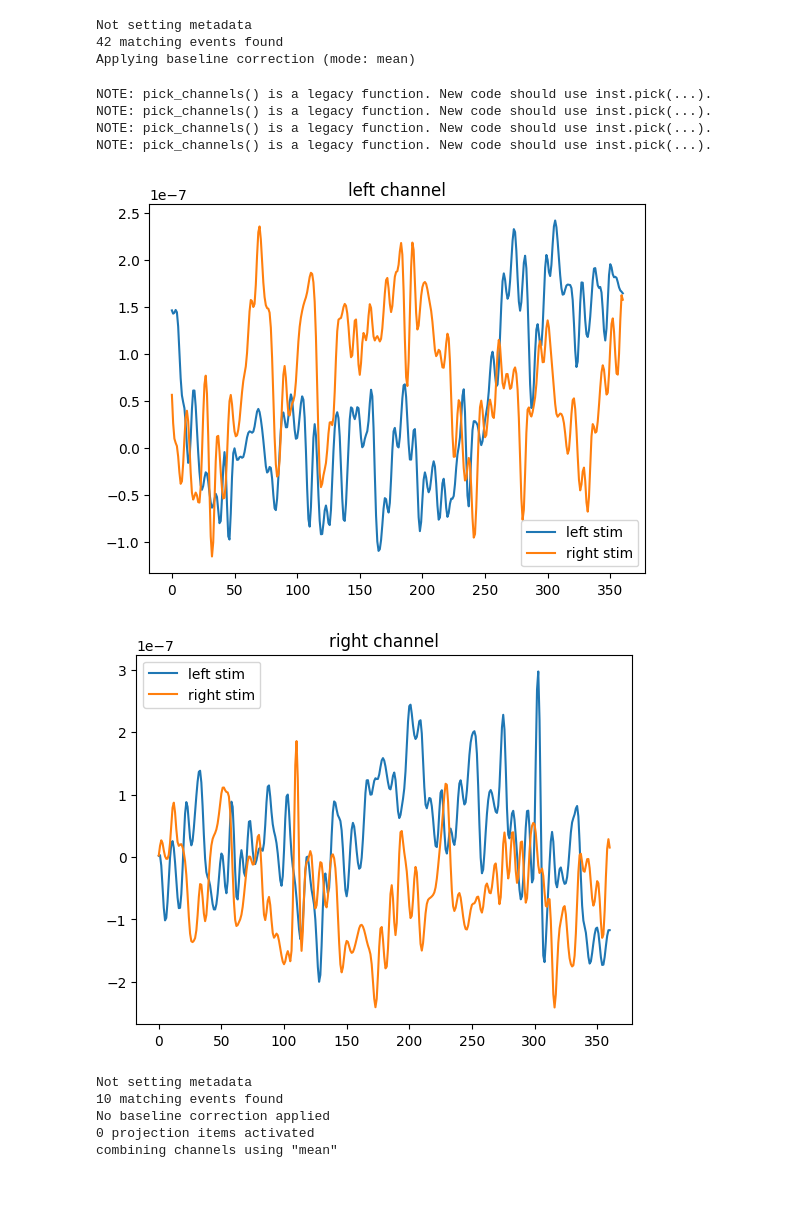
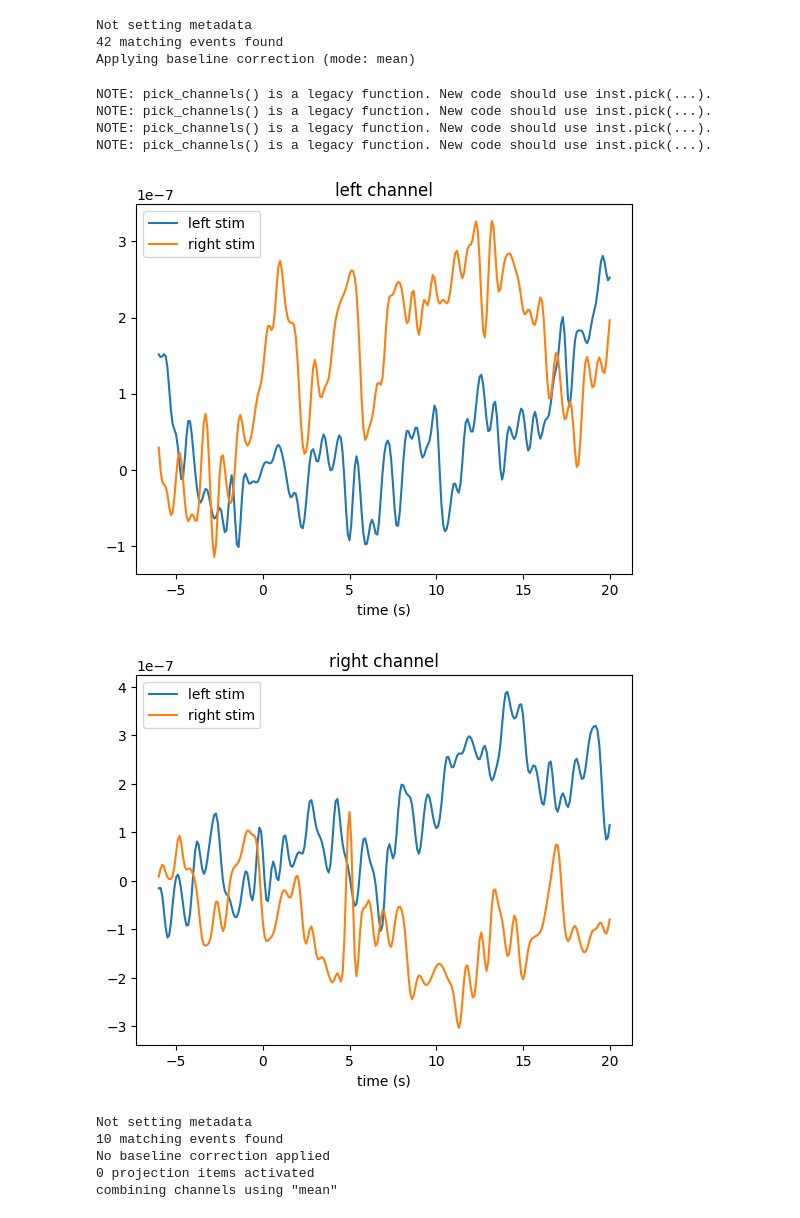
Before and after one commit to neural-imagery/signal-classifier, a Jupyter notebook: load.ipynb, the cells around one changed output. Drawn from its saved outputs; the diff is of its cells as text; code cells hidden in the pictures; blank space fills up the shorter version.

Commit message:
update filtering

```diff
--- a/load.ipynb
+++ b/load.ipynb
@@ -16,7 +16,7 @@ data
 [<RawSNIRF | steve-scan9-Sep-19-2023-7-03-PM_real.snirf, 32 x 5350 (534.9 s), ~1.4 MB, data loaded>]
 # %%
 data = load_retinotopy_data()
-data = data[:1]
+# data = data[:1]
 # %% [output]
 Loading /Users/rhotter/code/signal-classifier/data/Retinotopy/Steve/steve-scan9-Sep-19-2023-7-03-PM_real.snirf
 Reading 0 ... 5349  =      0.000 ...   534.900 secs...
@@ -59,7 +59,7 @@ for data_i in data:
 conc = []
 for od_i in od:
     conc_i = mne.preprocessing.nirs.beer_lambert_law(od_i)
-    conc_i = conc_i.filter(0.05, 0.1, fir_design='firwin2', verbose=False)
+    conc_i = conc_i.filter(0.01, 0.1, fir_design='firwin2', verbose=False)
     conc.append(conc_i)
 # conc.plot(n_channels=len(conc.ch_names), duration=100, show_scrollbars=False)
 # plt.show()
@@ -72,7 +72,7 @@ for i in range(len(conc)):
         events[i],
         event_id=event_id[i],
         tmin=-6,
-        tmax=30,
+        tmax=20,
         reject=None,
         # reject_by_annotation=True,
         # proj=True,
@@ -94,30 +94,33 @@ right_channels = ["S3_D5 hbo", "S3_D6 hbo"]
 # %%
 left_stim_left_rec = epochs["left"].pick(left_channels).average()
 left_stim_right_rec = epochs["left"].pick(right_channels).average()
 right_stim_left_rec = epochs["right"].pick(left_channels).average()
 right_stim_right_rec = epochs["right"].pick(right_channels).average()
 
 i = 0
-plt.plot(left_stim_left_rec.data[i], label="left stim")
-plt.plot(right_stim_left_rec.data[i], label="right stim")
+t = left_stim_left_rec.times
+plt.plot(t,left_stim_left_rec.data[i], label="left stim")
+plt.plot(t,right_stim_left_rec.data[i], label="right stim")
 plt.legend()
+plt.xlabel("time (s)")
 plt.title("left channel")
 plt.show()
 # %% [output]
 NOTE: pick_channels() is a legacy function. New code should use inst.pick(...).
 NOTE: pick_channels() is a legacy function. New code should use inst.pick(...).
 NOTE: pick_channels() is a legacy function. New code should use inst.pick(...).
 NOTE: pick_channels() is a legacy function. New code should use inst.pick(...).
-[figure, old version]
+[figure, new version]
 # %%
 i = 0
-plt.plot(left_stim_right_rec.data[i], label="left stim")
-plt.plot(right_stim_right_rec.data[i], label="right stim")
+plt.plot(t, left_stim_right_rec.data[i], label="left stim")
+plt.plot(t, right_stim_right_rec.data[i], label="right stim")
 plt.legend()
+plt.xlabel("time (s)")
 plt.title("right channel")
 plt.show()
 # %% [output]
-[figure, old version]
+[figure, new version]
 # %%
 epochs["right"].pick(left_channels).plot_image(
     combine="mean",
```
Also changed, not shown: parts of 1 cell of this notebook.
